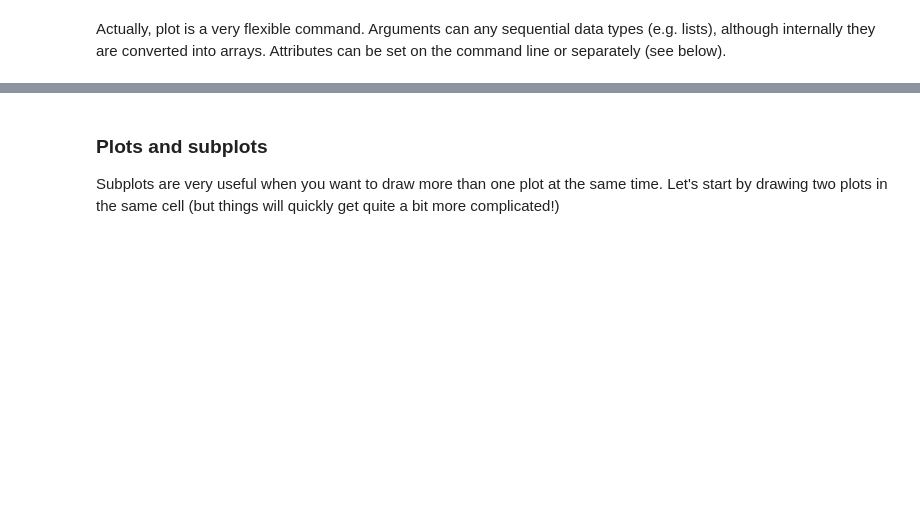
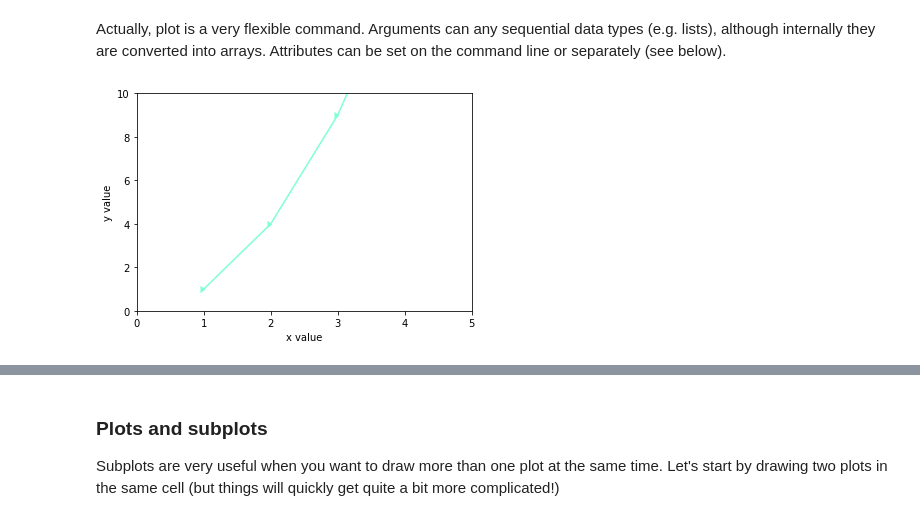
Before and after one commit to ds-connectors/PHYSICS-88, a Jupyter notebook: sp20/Week3/Lecture03.ipynb, the cells around one changed output, grey strips where cells are left out. Cells and saved outputs as stored; diff of their text form; code cells hidden in the pictures; blank space fills up the shorter version.

```diff
--- a/sp20/Week3/Lecture03.ipynb
+++ b/sp20/Week3/Lecture03.ipynb
@@ -169,11 +206,13 @@ show()
 # %% [markdown]
 Actually, plot is a very flexible command. Arguments can any sequential data types (e.g. lists), although internally they are converted into arrays. Attributes can be set on the command line or separately (see below).
 # %%
-plot([1,2,3,4], [1,4,9,16], marker='.', color='aquamarine')
-axis([0, 5, 0, 20])
+plot([1,2,3,4], [1,4,9,16], marker=5, color='aquamarine')
+axis([0, 5, 0, 10])
 xlabel('x value' )
 ylabel('y value' )
 show()
+# %% [output]
+[figure, added]
 # %% [markdown]
 ### Line attributes
 
```
Also changed, not shown: parts of 30 cells of this notebook.
